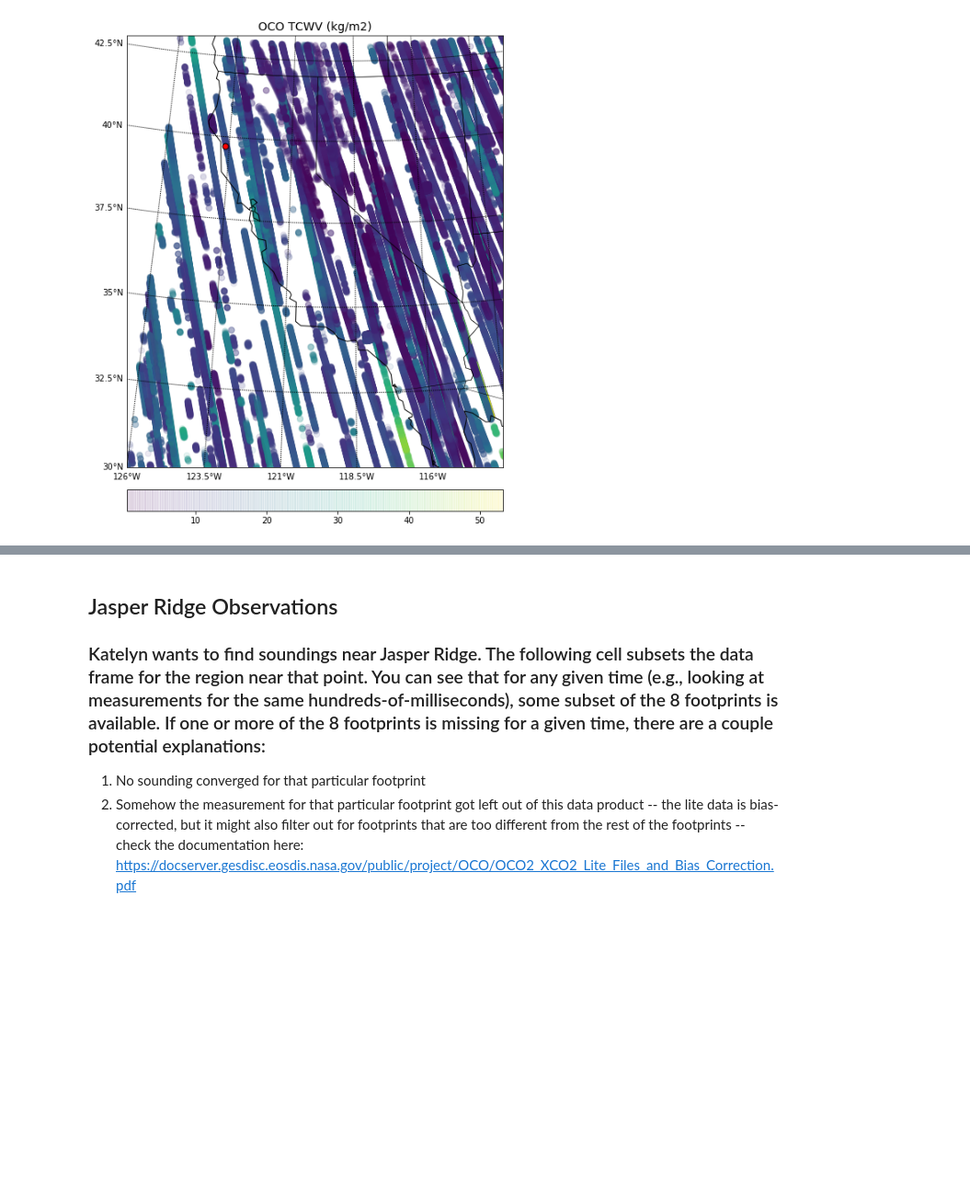
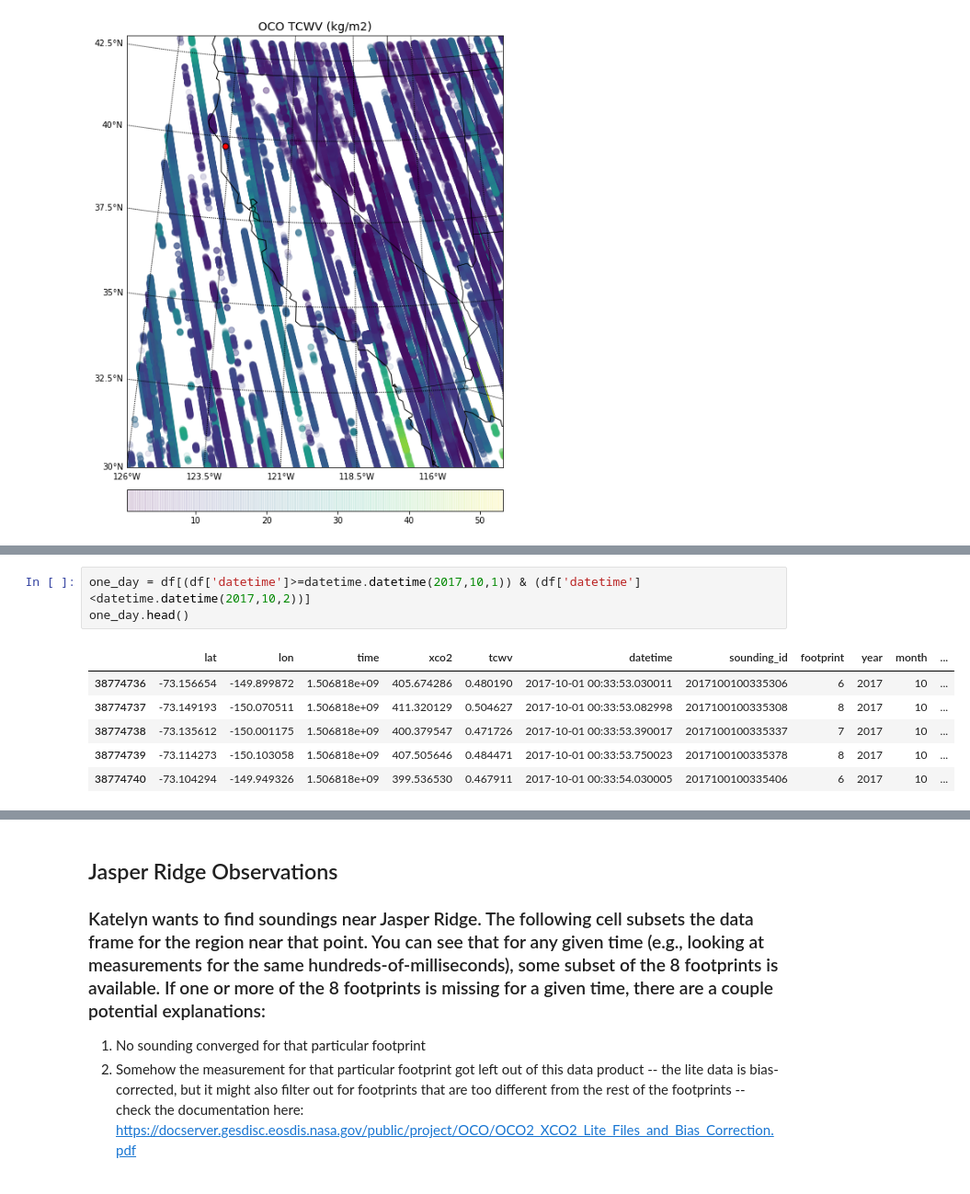
Before and after one commit to swuerth/OCO2-TPW, a Jupyter notebook: OCO_Data_Read.ipynb, the cells around one changed output, grey strips where cells are left out. Shown: that part at 92% size. Cells and saved outputs as stored; diff of their text form; blank space fills up the shorter version.

```diff
--- a/OCO_Data_Read.ipynb
+++ b/OCO_Data_Read.ipynb
@@ -190,0 +207,10 @@ scatter_latlon_map(df, field='xco2', fieldname='OCO XCO2 (ppm)')
+# %%
+one_day = df[(df['datetime']>=datetime.datetime(2017,10,1)) & (df['datetime']<datetime.datetime(2017,10,2))]
+one_day.head()
+# %% [output]
+|  | lat | lon | time | xco2 | tcwv | datetime | sounding_id | footprint | year | month | ... |
+| 38774736 | -73.156654 | -149.899872 | 1.506818e+09 | 405.674286 | 0.480190 | 2017-10-01 00:33:53.030011 | 2017100100335306 | 6 | 2017 | 10 | ... |
+| 38774737 | -73.149193 | -150.070511 | 1.506818e+09 | 411.320129 | 0.504627 | 2017-10-01 00:33:53.082998 | 2017100100335308 | 8 | 2017 | 10 | ... |
+| 38774738 | -73.135612 | -150.001175 | 1.506818e+09 | 400.379547 | 0.471726 | 2017-10-01 00:33:53.390017 | 2017100100335337 | 7 | 2017 | 10 | ... |
+| 38774739 | -73.114273 | -150.103058 | 1.506818e+09 | 407.505646 | 0.484471 | 2017-10-01 00:33:53.750023 | 2017100100335378 | 8 | 2017 | 10 | ... |
+| 38774740 | -73.104294 | -149.949326 | 1.506818e+09 | 399.536530 | 0.467911 | 2017-10-01 00:33:54.030005 | 2017100100335406 | 6 | 2017 | 10 | ... |
```
Also changed, not shown: parts of 7 cells of this notebook, 5 other files.
